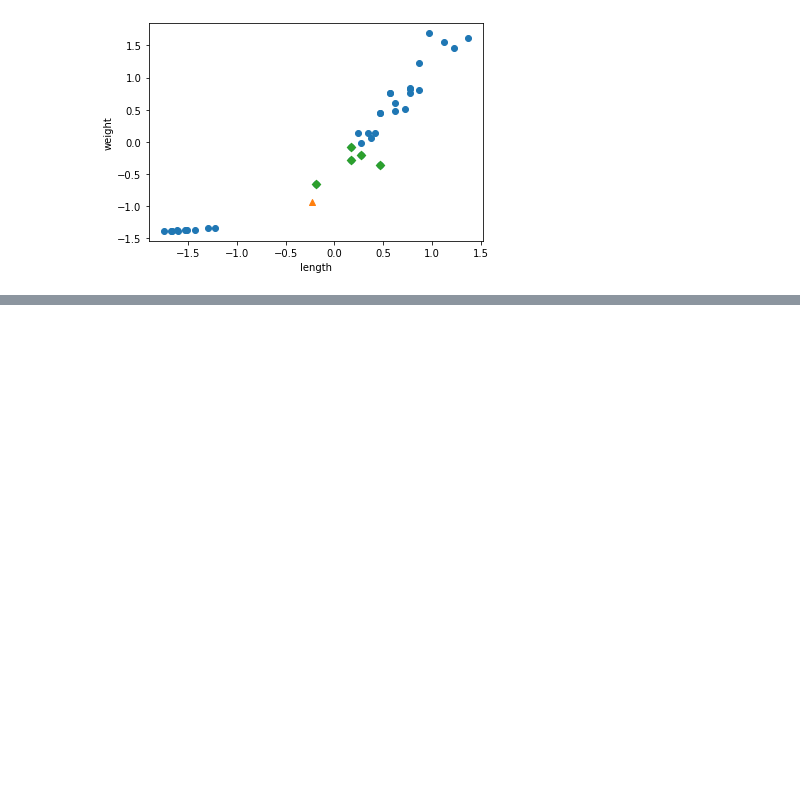
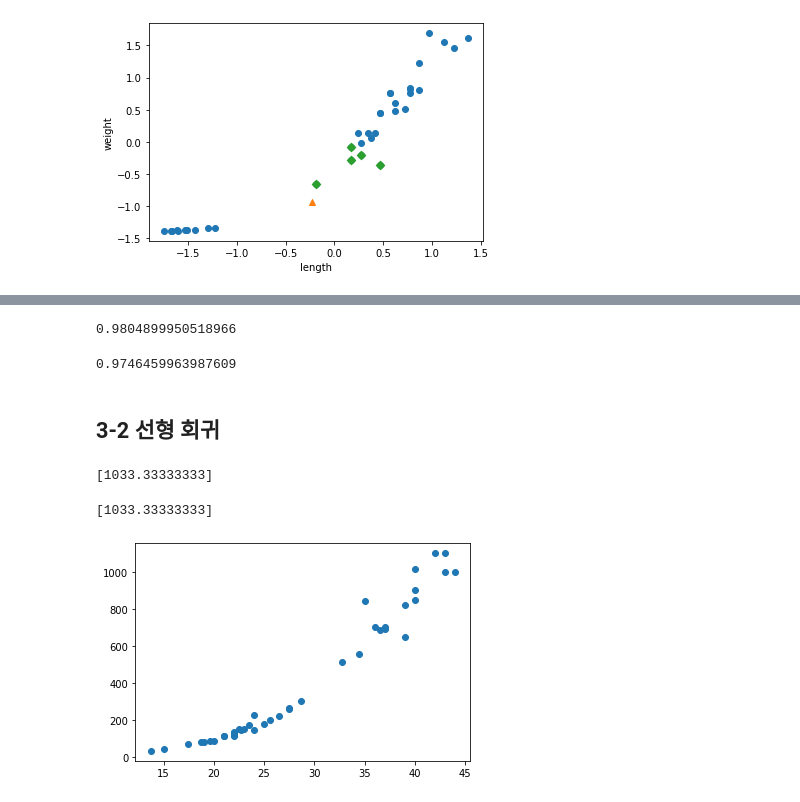
Before and after one commit to BongSeongEun/AI-Study, a Jupyter notebook: self_studying_machine_llearning.ipynb, the cells around one changed output, grey strips where cells are left out. Saved outputs shown, nothing was run; the diff lists cells and outputs as text; code cells hidden in the pictures; blank space fills up the shorter version.

```diff
--- a/self_studying_machine_llearning.ipynb
+++ b/self_studying_machine_llearning.ipynb
@@ -205,0 +278,26 @@ plt.show()
+# %%
+knr.n_neighbors = 3
+knr.fit(train_input, train_target)
+print(knr.score(train_input, train_target))
+# %% [output]
+0.9804899950518966
+# %%
+print(knr.score(test_input, test_target))
+# %% [output]
+0.9746459963987609
+# %% [markdown]
+## 3-2 선형 회귀
+# %%
+train_input=train_input.reshape(-1, 1)
+test_input=test_input.reshape(-1, 1)
+# %%
+print(knr.predict([[50]]))
+# %% [output]
+[1033.33333333]
+# %%
+distances, indexes = knr.kneighbors([[50]])
+plt.scatter(train_input, train_target)
+print(knr.predict([[100]]))
+# %% [output]
+[1033.33333333]
+[figure, added]
```
Also changed, not shown: parts of 22 cells of this notebook.
